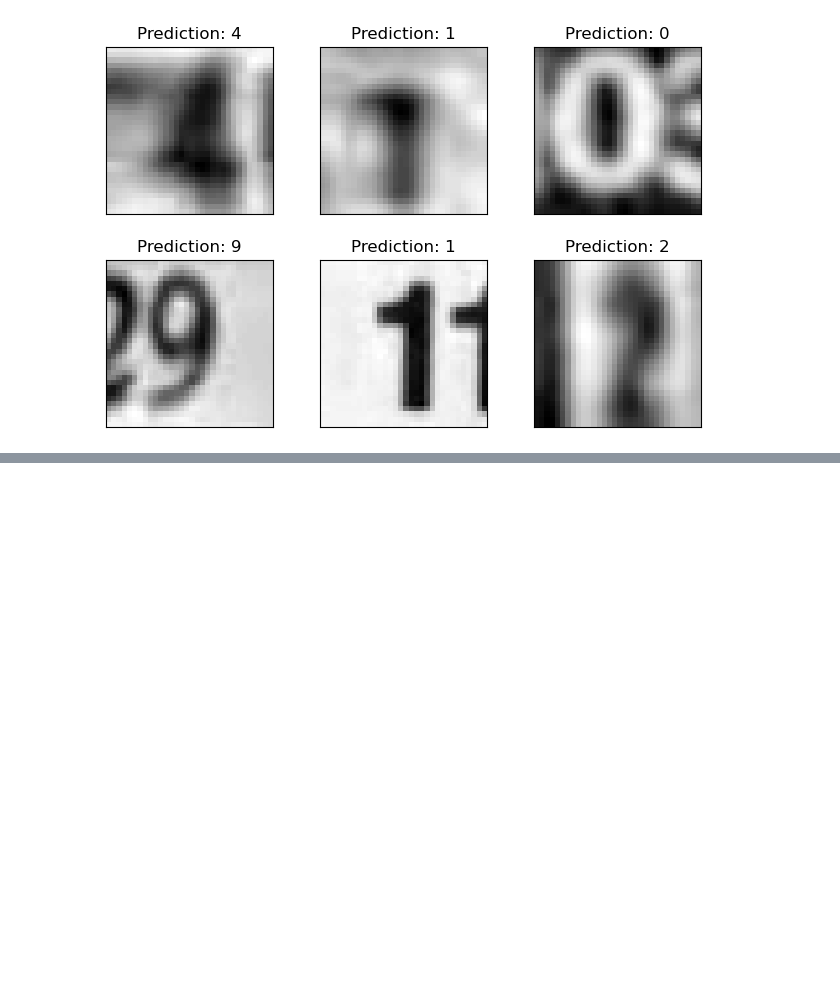
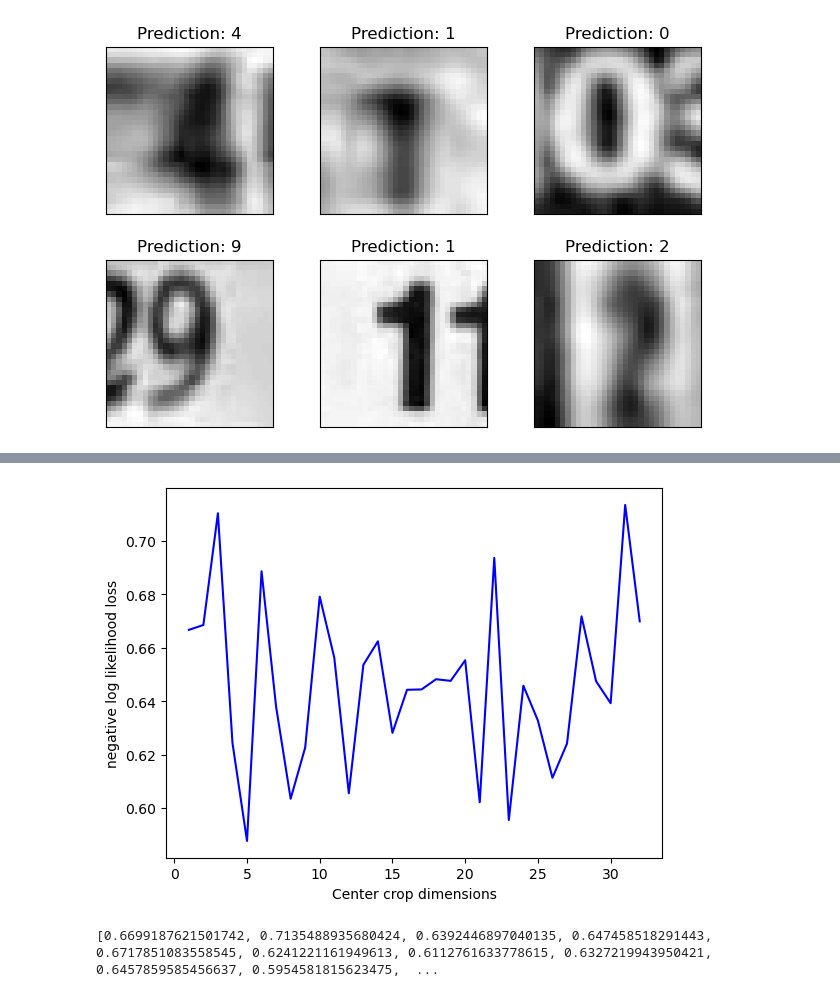
Before and after one commit to RowanA2002/178-convy-net, a Jupyter notebook: SVHN-Exploration.ipynb, the cells around one changed output, grey strips where cells are left out. Saved outputs shown, nothing was run; the diff lists cells and outputs as text; code cells hidden in the pictures; blank space fills up the shorter version.

Commit message:
Theoretically should crop center the set of images from 32x32 to 1x1.. results seemed nonsensical, so not sure if this worked as intended..?

```diff
--- a/SVHN-Exploration.ipynb
+++ b/SVHN-Exploration.ipynb
@@ -15,6 +15,11 @@ import torch.nn.functional as F
 import torch.optim as optim
 # %% [markdown]
 ### Loading the test and training data
+# %%
+cropTensorTransform = torchvision.transforms.Compose([
+    torchvision.transforms.CenterCrop(31),
+    torchvision.transforms.ToTensor()
+])
 # %%
 train = torchvision.datasets.SVHN(root="data/", split="train", transform=torchvision.transforms.ToTensor())
 test = torchvision.datasets.SVHN(root="data/", split="test", transform=torchvision.transforms.ToTensor())
@@ -172,0 +255,12 @@ plt.show()
+# %%
+fig = plt.figure()
+plt.plot(list(range(32,0,-1)), last_test_losses, color='blue')
+plt.xlabel('Center crop dimensions')
+plt.ylabel('negative log likelihood loss')
+plt.show()
+# %% [output]
+[figure, added]
+# %%
+print(last_test_losses)
+# %% [output]
+[0.6699187621501742, 0.7135488935680424, 0.6392446897040135, 0.647458518291443, 0.6717851083558545, 0.6241221161949613, 0.6112761633778615, 0.6327219943950421, 0.6457859585456637, 0.5954581815623475,  ...
```
Also changed, not shown: parts of 2 cells of this notebook.
